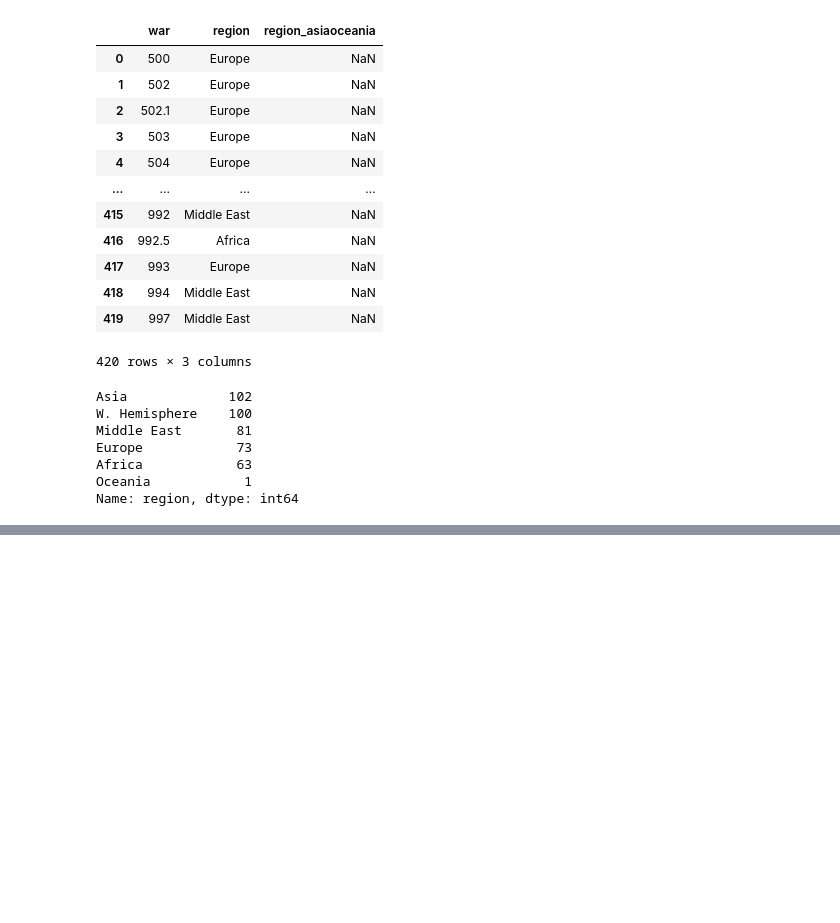
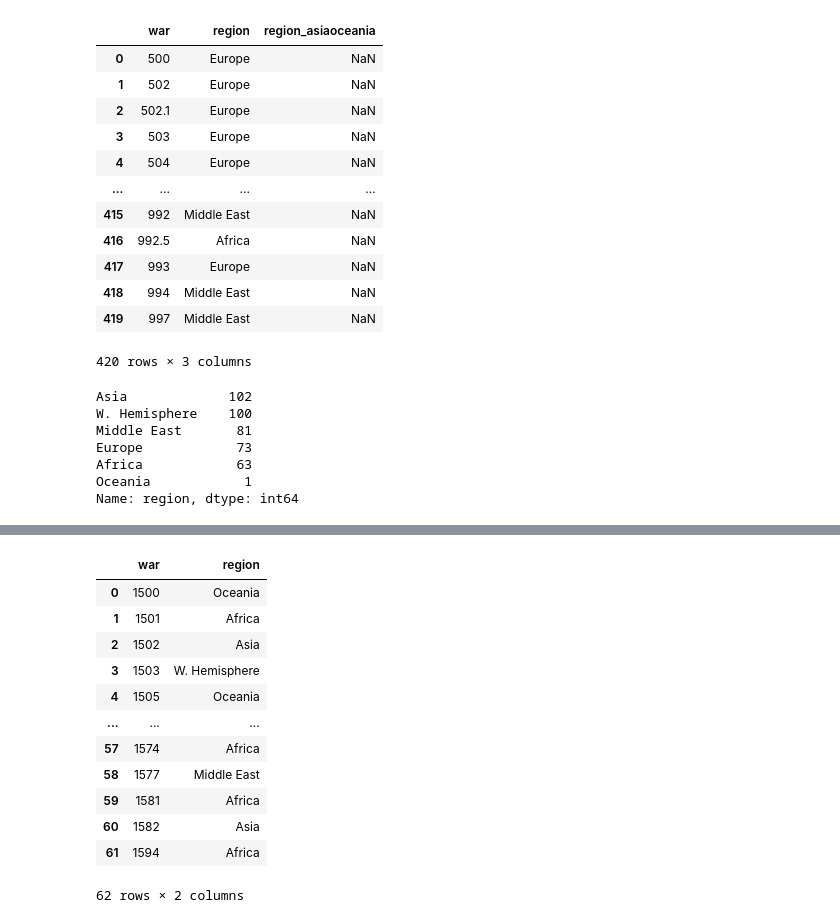
Before and after one commit to jenna-jordan/correlates-of-war, a Jupyter notebook: Wrangle/war.ipynb, the cells around one changed output, grey strips where cells are left out. Saved outputs shown, nothing was run; the diff lists cells and outputs as text; code cells hidden in the pictures; blank space fills up the shorter version.

```diff
--- a/Wrangle/war.ipynb
+++ b/Wrangle/war.ipynb
@@ -260,0 +312,21 @@ Name: region, dtype: int64
+# %%
+dfNonLoc = dfNonStateWar[["WarNum", "WhereFought"]].drop_duplicates().rename(columns={"WarNum":"war", "WhereFought": "region"})
+# %%
+region_map_values_nonstate = {1: 'W. Hemisphere', 2: 'Europe', 4: 'Africa', 6: 'Middle East', 7: 'Asia', 9: 'Oceania'}
+dfNonLoc['region'] = dfNonLoc['region'].replace(region_map_values_nonstate)
+
+dfNonLoc
+# %% [output]
+|  | war | region |
+| 0 | 1500 | Oceania |
+| 1 | 1501 | Africa |
+| 2 | 1502 | Asia |
+| 3 | 1503 | W. Hemisphere |
+| 4 | 1505 | Oceania |
+| ... | ... | ... |
+| 57 | 1574 | Africa |
+| 58 | 1577 | Middle East |
+| 59 | 1581 | Africa |
+| 60 | 1582 | Asia |
+| 61 | 1594 | Africa |
+62 rows × 2 columns
```
Also changed, not shown: parts of 25 cells of this notebook, 5 other files.
